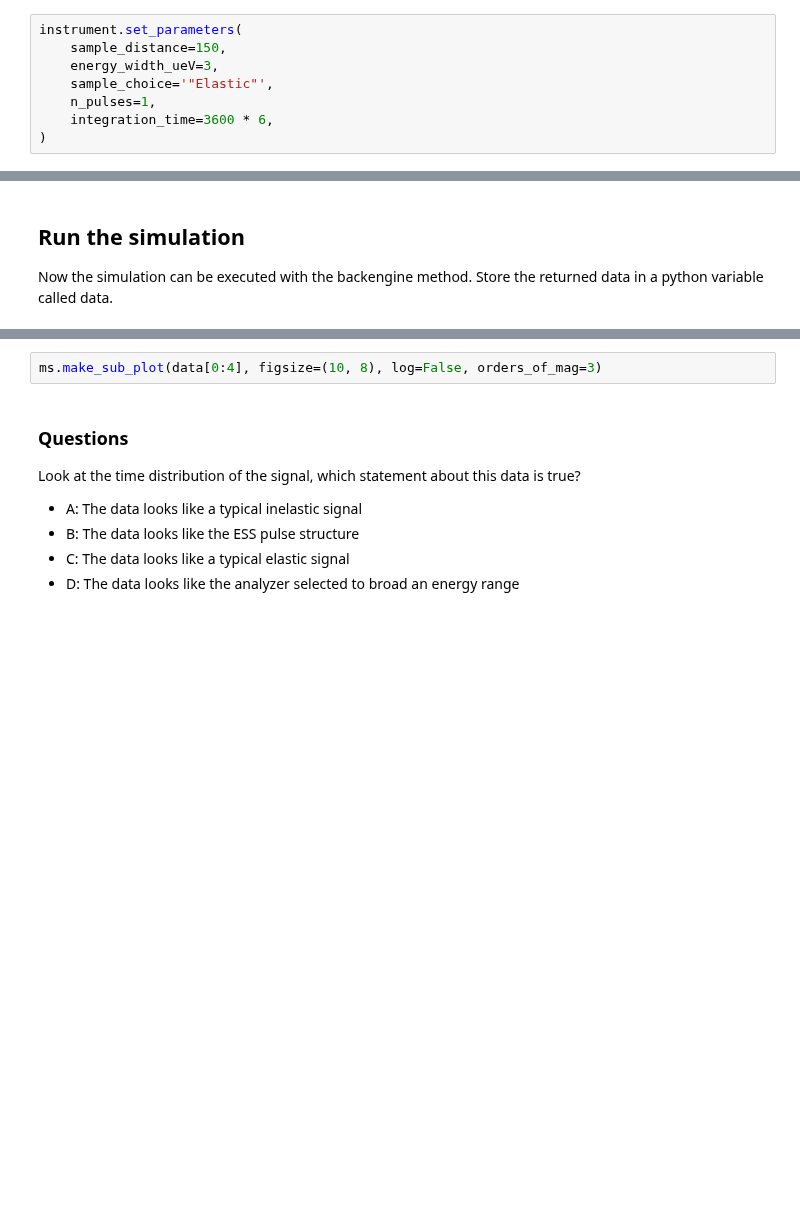
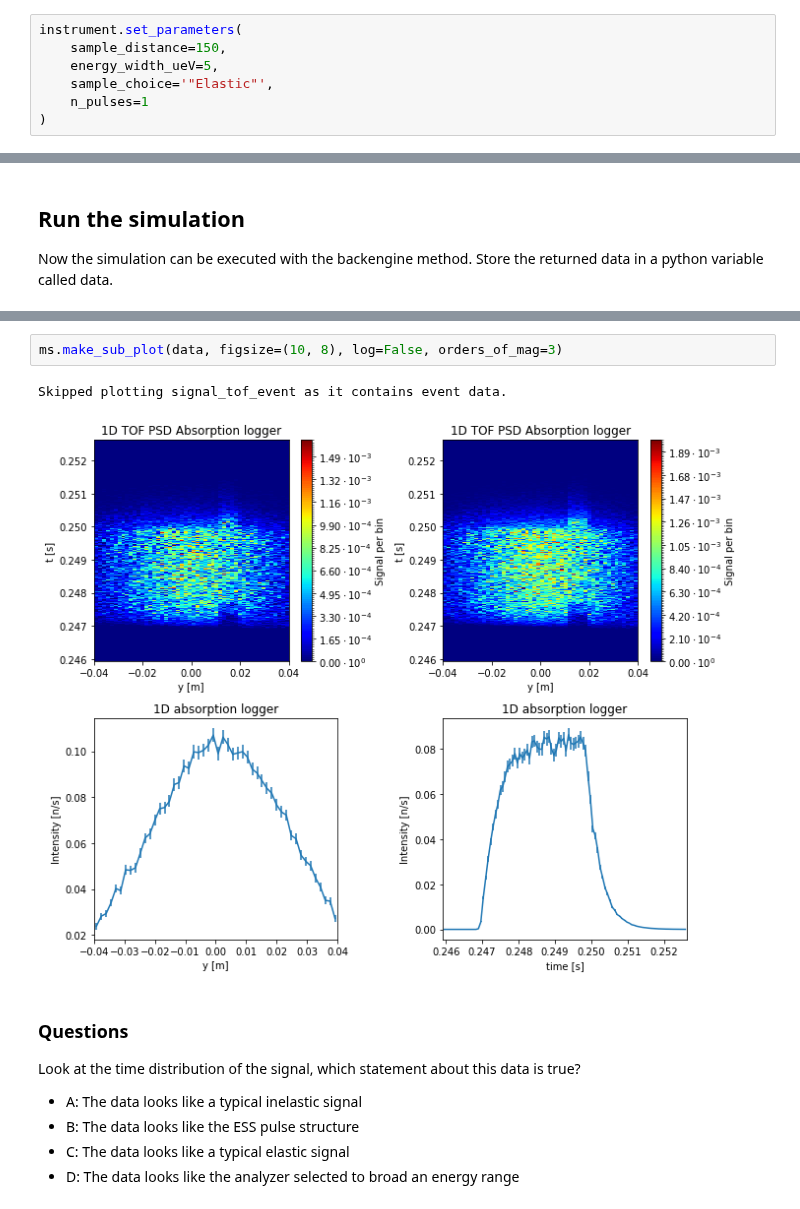
Before and after one commit to ess-dmsc-dram/dmsc-school, a Jupyter notebook: 3-mcstas/QENS_from_function.ipynb, the cells around one changed output, grey strips where cells are left out. Drawn from its saved outputs; the diff is of its cells as text; blank space fills up the shorter version.

```diff
--- a/3-mcstas/QENS_from_function.ipynb
+++ b/3-mcstas/QENS_from_function.ipynb
@@ -62,10 +73,9 @@ Set the *sample_distance* corresponding to the answer above and set the simulate
 # %%
 instrument.set_parameters(
     sample_distance=150,
-    energy_width_ueV=3,
+    energy_width_ueV=5,
     sample_choice='"Elastic"',
-    n_pulses=1,
-    integration_time=3600 * 6,
+    n_pulses=1
 )
 # %%
 # quiz
@@ -80,5 +101,8 @@ data
 # %%
-ms.make_sub_plot(data[0:4], figsize=(10, 8), log=False, orders_of_mag=3)
+ms.make_sub_plot(data, figsize=(10, 8), log=False, orders_of_mag=3)
+# %% [output]
+Skipped plotting signal_tof_event as it contains event data.
+[figure, added]
 # %% [markdown]
 ### Questions
 Look at the time distribution of the signal, which statement about this data is true?
```
Also changed, not shown: parts of 20 cells of this notebook, 3 other files.
